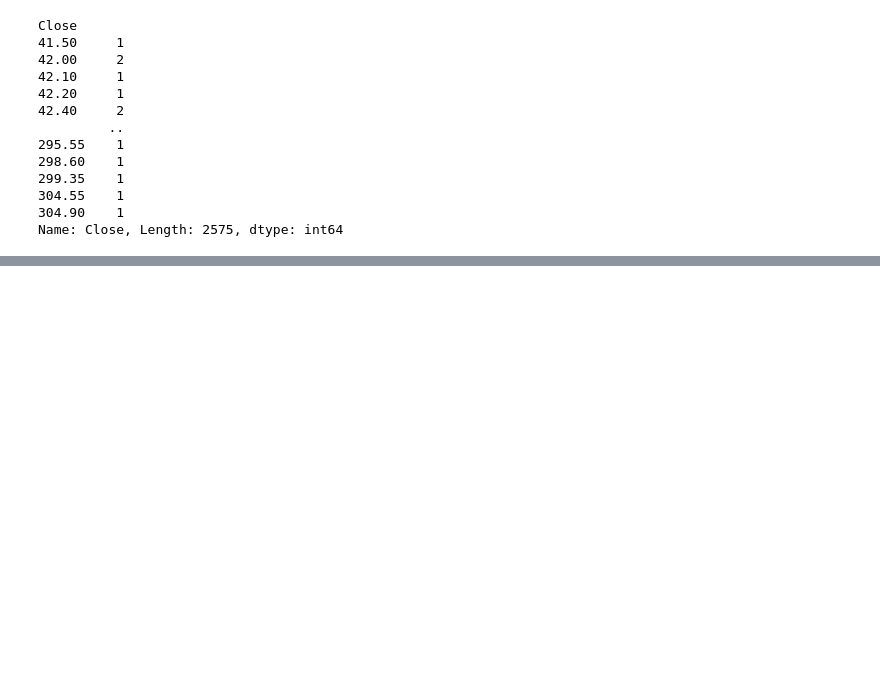
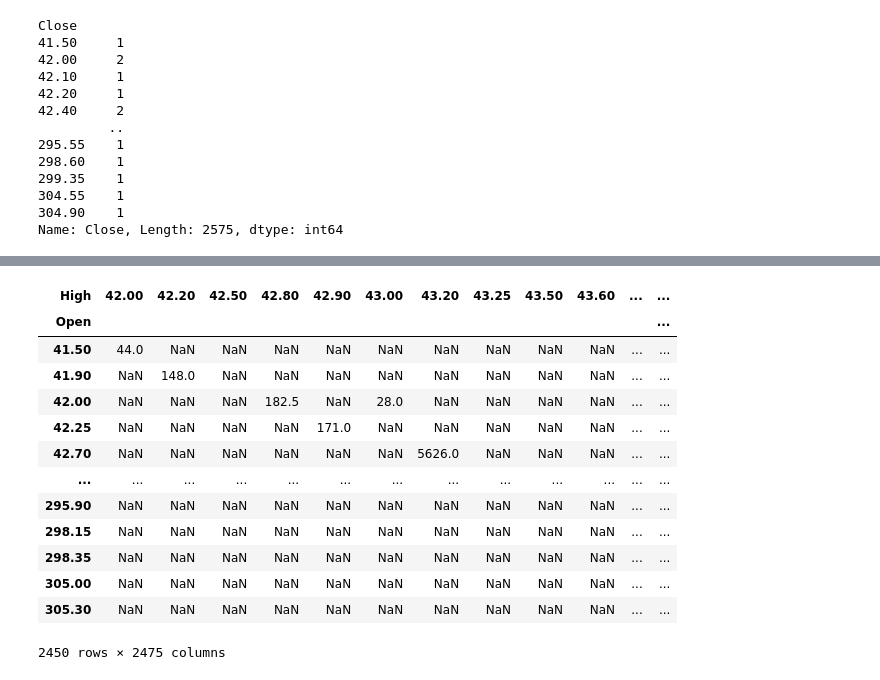
Before and after one commit to TeixeiraData/coffee-repository, a Jupyter notebook: first.ipynb, the cells around one changed output, grey strips where cells are left out. Saved outputs shown, nothing was run; the diff lists cells and outputs as text; code cells hidden in the pictures; blank space fills up the shorter version.

```diff
--- a/first.ipynb
+++ b/first.ipynb
@@ -349,0 +420,19 @@ Name: Close, Length: 2575, dtype: int64
+# %%
+coffee.pivot_table(
+    values="Volume", index="Open", columns="High"
+)
+# %% [output]
+| High | 42.00 | 42.20 | 42.50 | 42.80 | 42.90 | 43.00 | 43.20 | 43.25 | 43.50 | 43.60 | ... | ... |
+| Open |  |  |  |  |  |  |  |  |  |  |  | ... |
+| 41.50 | 44.0 | NaN | NaN | NaN | NaN | NaN | NaN | NaN | NaN | NaN | ... | ... |
+| 41.90 | NaN | 148.0 | NaN | NaN | NaN | NaN | NaN | NaN | NaN | NaN | ... | ... |
+| 42.00 | NaN | NaN | NaN | 182.5 | NaN | 28.0 | NaN | NaN | NaN | NaN | ... | ... |
+| 42.25 | NaN | NaN | NaN | NaN | 171.0 | NaN | NaN | NaN | NaN | NaN | ... | ... |
+| 42.70 | NaN | NaN | NaN | NaN | NaN | NaN | 5626.0 | NaN | NaN | NaN | ... | ... |
+| ... | ... | ... | ... | ... | ... | ... | ... | ... | ... | ... | ... | ... |
+| 295.90 | NaN | NaN | NaN | NaN | NaN | NaN | NaN | NaN | NaN | NaN | ... | ... |
+| 298.15 | NaN | NaN | NaN | NaN | NaN | NaN | NaN | NaN | NaN | NaN | ... | ... |
+| 298.35 | NaN | NaN | NaN | NaN | NaN | NaN | NaN | NaN | NaN | NaN | ... | ... |
+| 305.00 | NaN | NaN | NaN | NaN | NaN | NaN | NaN | NaN | NaN | NaN | ... | ... |
+| 305.30 | NaN | NaN | NaN | NaN | NaN | NaN | NaN | NaN | NaN | NaN | ... | ... |
+2450 rows × 2475 columns
```
Also changed, not shown: parts of 17 cells of this notebook, 1 other file.
